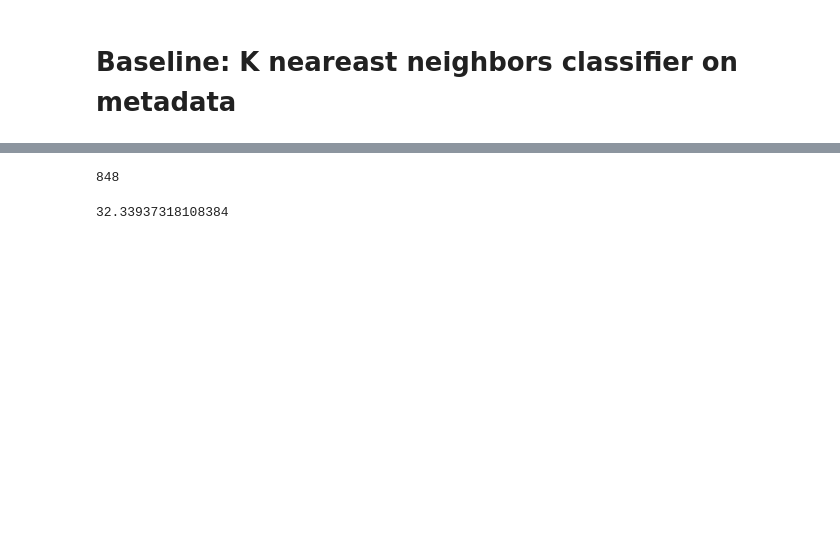
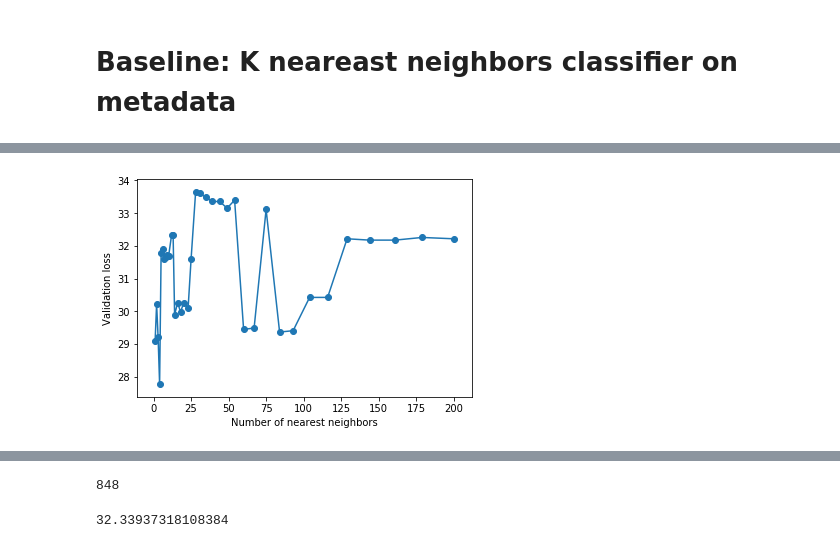
Before and after one commit to neerajkulk/ml_finalproj, a Jupyter notebook: neeraj_baseline.ipynb, the cells around one changed output, grey strips where cells are left out. Cells and saved outputs as stored; diff of their text form; code cells hidden in the pictures; blank space fills up the shorter version.

```diff
--- a/neeraj_baseline.ipynb
+++ b/neeraj_baseline.ipynb
@@ -37,0 +74,8 @@ y_test = metadata.iloc[7000:,11].values
+# %%
+plt.plot(logspace,accuracy_list[:,1])
+plt.scatter(logspace,accuracy_list[:,1])
+plt.xlabel('Number of nearest neighbors')
+plt.ylabel('Validation loss')
+plt.show()
+# %% [output]
+[figure, added]
```
Also changed, not shown: parts of 11 cells of this notebook.
